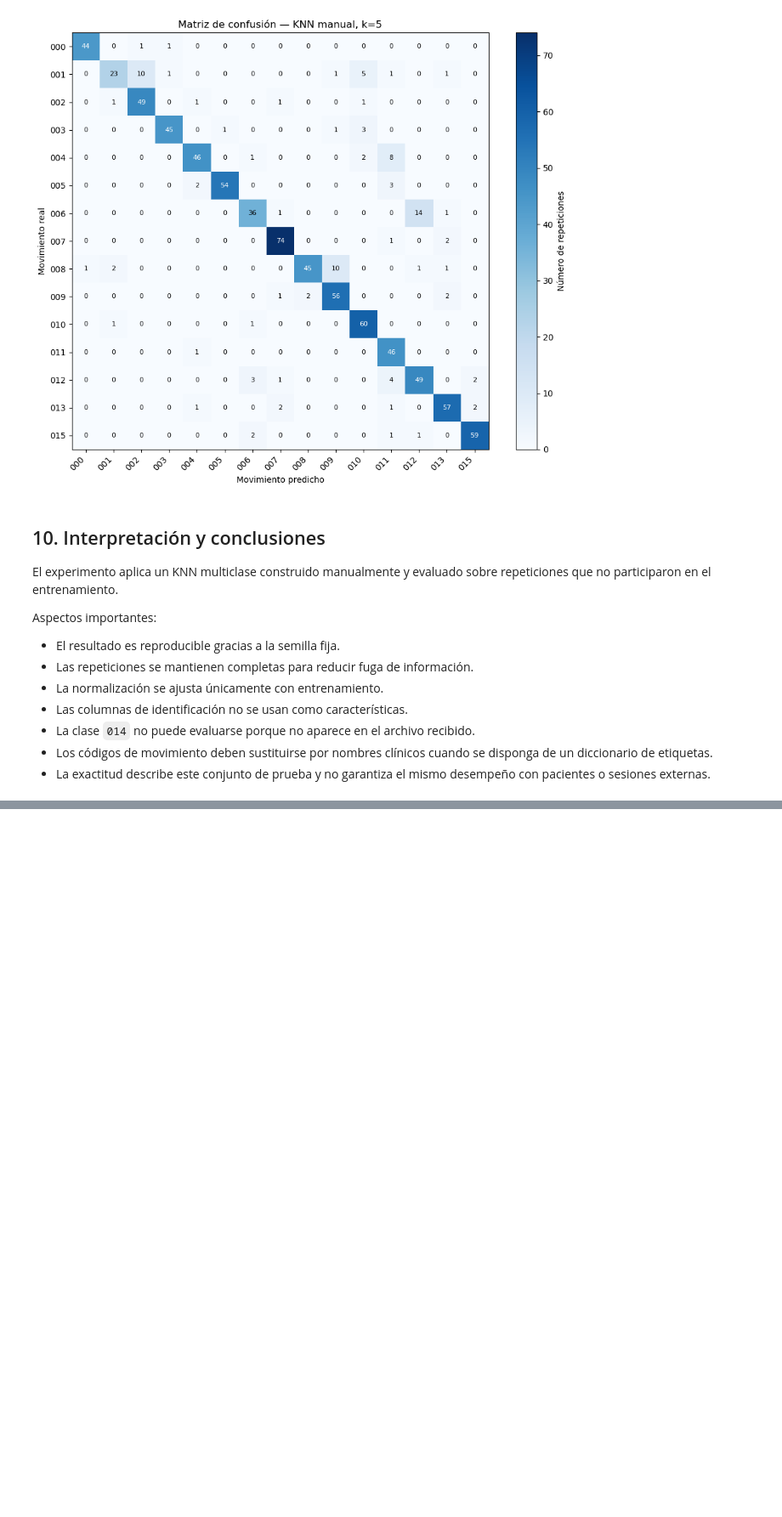
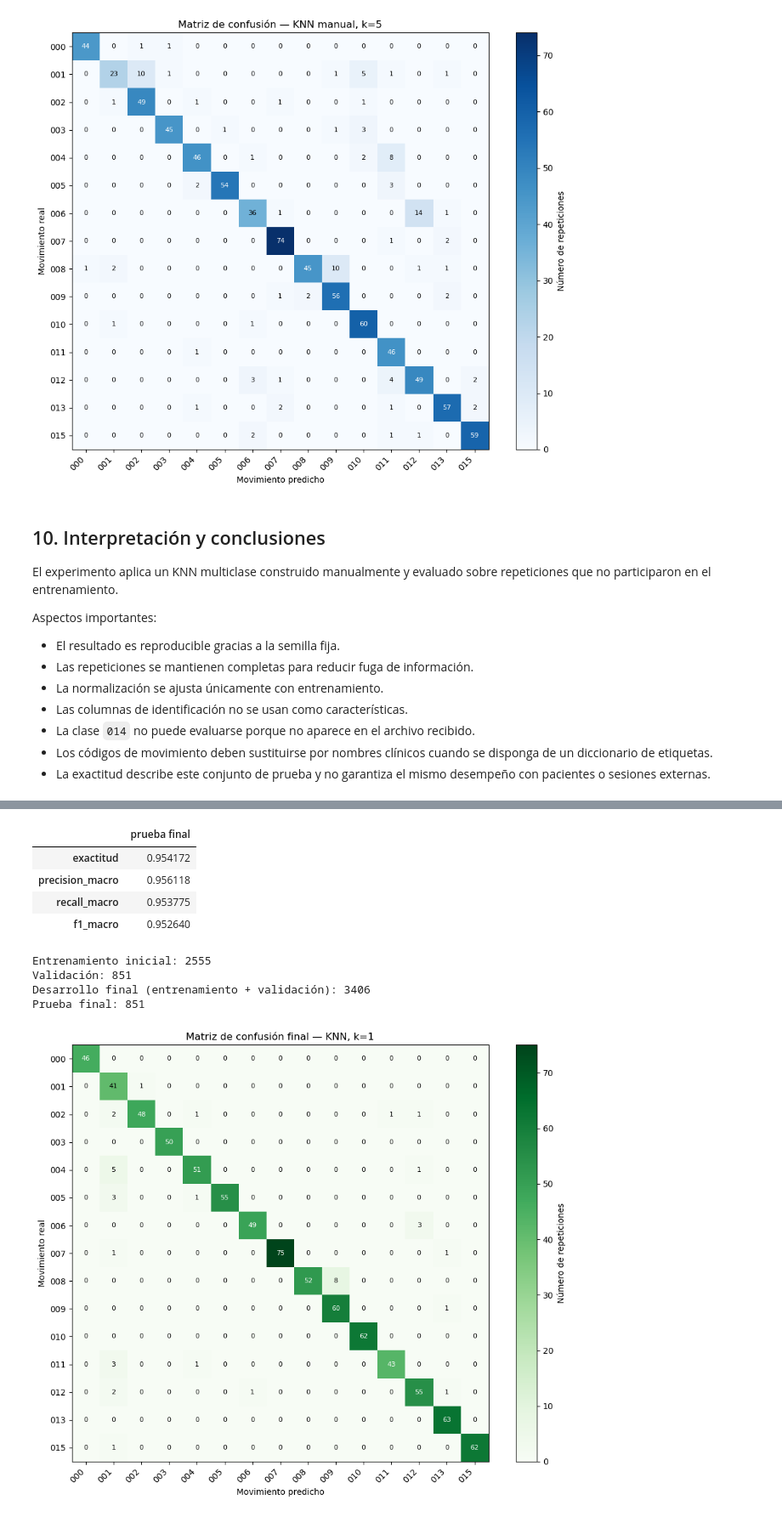
Before and after one commit to Andyrubio5/REHAB, a Jupyter notebook: entrega_andy/KNN_REHAB_explicado.ipynb, the cells around one changed output, grey strips where cells are left out. Shown at 85% size. Cells and saved outputs as stored; diff of their text form; code cells hidden in the pictures; blank space fills up the shorter version.

```diff
--- a/entrega_andy/KNN_REHAB_explicado.ipynb
+++ b/entrega_andy/KNN_REHAB_explicado.ipynb
@@ -349,0 +436,36 @@ Aspectos importantes:
+# %%
+metricas_finales = pd.Series(comparativa["metricas_test"], name="prueba final")
+display(metricas_finales.to_frame())
+
+print("Entrenamiento inicial:", len(comparativa["train_idx"]))
+print("Validación:", len(comparativa["val_idx"]))
+print("Desarrollo final (entrenamiento + validación):", len(comparativa["train_idx"]) + len(comparativa["val_idx"]))
+print("Prueba final:", len(comparativa["test_idx"]))
+
+matriz_final = comparativa["matriz_confusion"]
+clases_finales = comparativa["clases"]
+fig, ax = plt.subplots(figsize=(10, 8))
+imagen = ax.imshow(matriz_final, cmap="Greens")
+ax.set_xticks(range(len(clases_finales)), clases_finales, rotation=45, ha="right")
+ax.set_yticks(range(len(clases_finales)), clases_finales)
+ax.set_xlabel("Movimiento predicho")
+ax.set_ylabel("Movimiento real")
+ax.set_title(f"Matriz de confusión final — KNN, k={comparativa['mejor_k']}")
+for i in range(len(clases_finales)):
+    for j in range(len(clases_finales)):
+        color = "white" if matriz_final[i, j] > matriz_final.max() * 0.55 else "black"
+        ax.text(j, i, matriz_final[i, j], ha="center", va="center", color=color, fontsize=8)
+fig.colorbar(imagen, ax=ax, label="Número de repeticiones")
+plt.tight_layout()
+plt.show()
+# %% [output]
+|  | prueba final |
+| exactitud | 0.954172 |
+| precision_macro | 0.956118 |
+| recall_macro | 0.953775 |
+| f1_macro | 0.952640 |
+Entrenamiento inicial: 2555
+Validación: 851
+Desarrollo final (entrenamiento + validación): 3406
+Prueba final: 851
+[figure, added]
```
Also changed, not shown: parts of 7 cells of this notebook, 6 other files.
